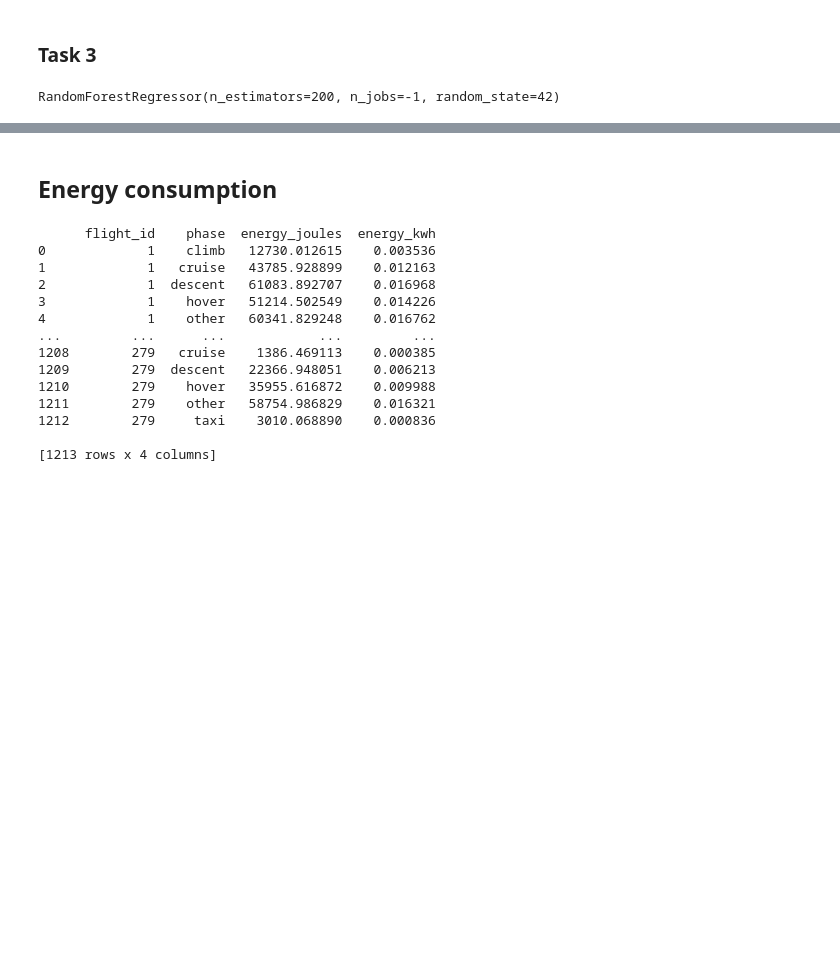
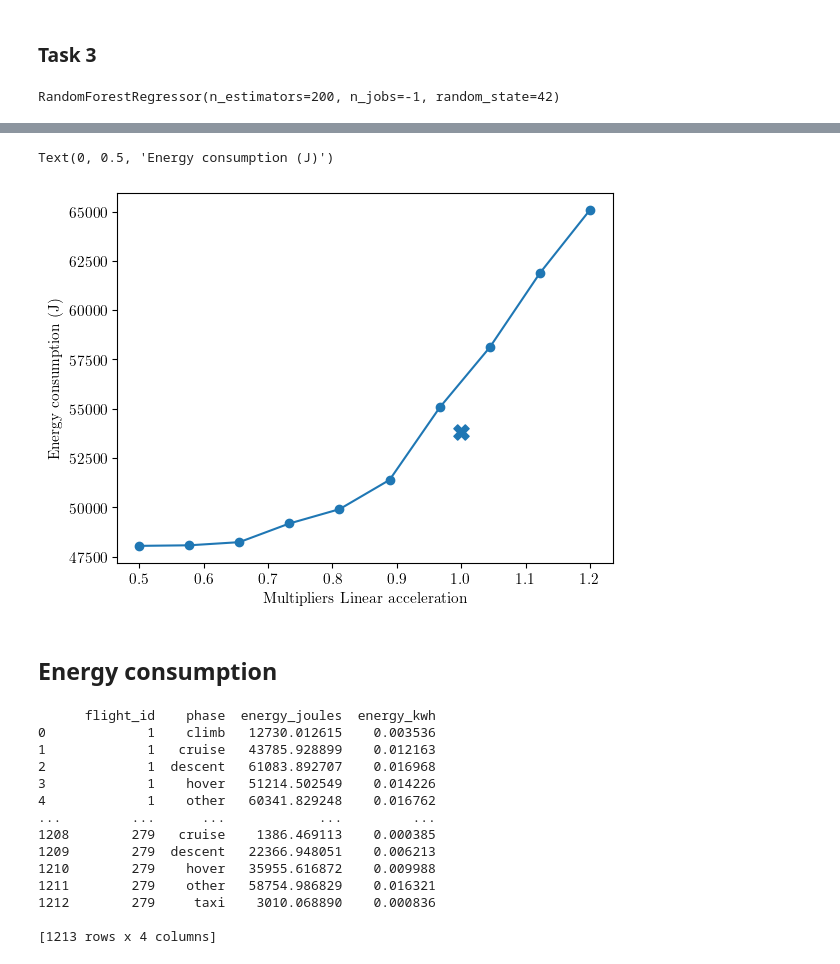
Before and after one commit to kanchanbansal-lab/Research_task, a Jupyter notebook: data_analysis_report.ipynb, the cells around one changed output, grey strips where cells are left out. Drawn from its saved outputs; the diff is of its cells as text; code cells hidden in the pictures; blank space fills up the shorter version.

```diff
--- a/data_analysis_report.ipynb
+++ b/data_analysis_report.ipynb
@@ -1026,3 +1132,35 @@ plt.savefig('phases_power_compare.pdf', dpi=300, bbox_inches='tight')
+# %%
+df_79["wind_speed"] = df[df["flight"] == 79]["wind_speed"]
+df_79["payload_kg"] = df[df["flight"] == 79]["payload_kg"]
+
+multipliers = np.linspace(0.5, 1.2, 10)
+
+pred_energies = []
+acc_multipliers = []
+
+for m in multipliers:
+    df_79["linear_acceleration_x"] = m * df[df["flight"] == 79]["linear_acceleration_x"]
+    df_79["linear_acceleration_y"] = m * df[df["flight"] == 79]["linear_acceleration_y"]
+    df_79["linear_acceleration_z"] = m * df[df["flight"] == 79]["linear_acceleration_z"]
+
+    pred_power = rf.predict(df_79[feature_cols])
+    pred_energy_joules = np.trapezoid(pred_power, x=t)
+
+    pred_energies.append(pred_energy_joules)
+    acc_multipliers.append(m)
+
+# --- Plot ---
+plt.figure()
+plt.plot(acc_multipliers, pred_energies, marker="o", label="Predicted energy (RF)")
+
+# Plot real energy at the *original* linear_acceleration_x (mean used as x-position)
+plt.scatter([1], [real_energy_joules], s=120, marker="X", label="Real energy @ original linear_acceleration_x")
+
+plt.xlabel("Multipliers Linear acceleration")
+plt.ylabel("Energy consumption (J)")
+# %% [output]
+Text(0, 0.5, 'Energy consumption (J)')
+[figure, added]
 # %% [markdown]
 ## Energy consumption
 # %%
```
Also changed, not shown: parts of 13 cells of this notebook.
